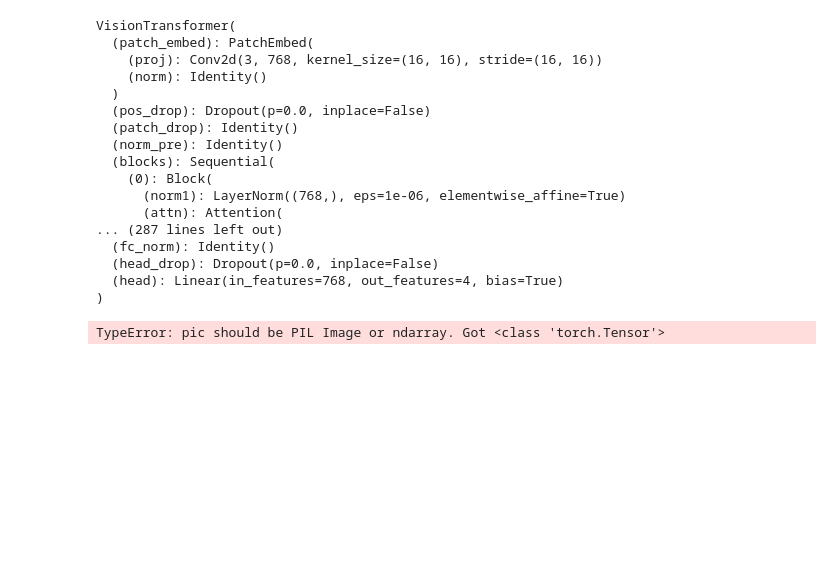
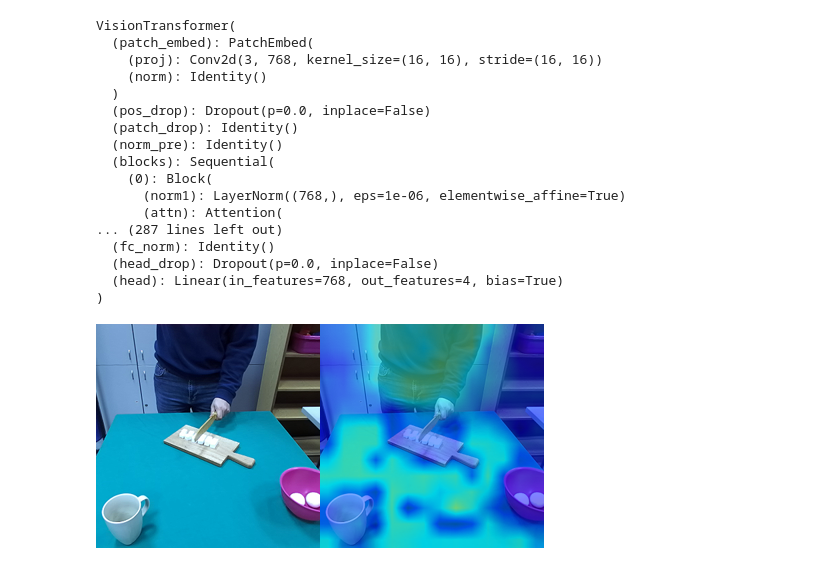
Before and after one commit to eneserdo/DL-Project-Action-Recognition, a Jupyter notebook: visualizations.ipynb, the cells around one changed output. Drawn from its saved outputs; the diff is of its cells as text; code cells hidden in the pictures; blank space fills up the shorter version.

```diff
--- a/visualizations.ipynb
+++ b/visualizations.ipynb
@@ -121,9 +122,10 @@ VisionTransformer(
 )
 # %%
 
-def get_grad_cam(img, transform, class_idx):
-    # input_tensor = preprocess_image(img, mean=[0.485, 0.456, 0.406], std=[0.229, 0.224, 0.225])
-    input_tensor = transform(img)
+def get_grad_cam(img, class_idx):
+    img = img.resize((224, 224))
+    img = np.float32(img) / 255
+    input_tensor = preprocess_image(img, mean=[0.485, 0.456, 0.406], std=[0.229, 0.224, 0.225])
 
     # The target for the CAM is the Bear category.
     # As usual for classication, the target is the logit output
@@ -137,10 +139,11 @@ def get_grad_cam(img, transform, class_idx):
         cam_image = show_cam_on_image(img, grayscale_cams[0, :], use_rgb=True)
     cam = np.uint8(255*grayscale_cams[0, :])
     cam = cv2.merge([cam, cam, cam])
-    images = np.hstack((np.uint8(255*img), cam , cam_image))
-    Image.fromarray(images)
+    images = np.hstack((np.uint8(255*img), cam_image))
+    return Image.fromarray(images)
-# %%
-img, c=test_dataset[0]
-get_grad_cam(img, transform, c)
-# %% [output]
-TypeError: pic should be PIL Image or ndarray. Got <class 'torch.Tensor'>
+# %%
+img = Image.open('dl_action_dataset/cut/00002.png')
+ret=get_grad_cam(img, my_dataset.classes.index('cut'))
+ret
+# %% [output]
+[figure, added]
```
Also changed, not shown: parts of 2 cells of this notebook, 2 other files.
